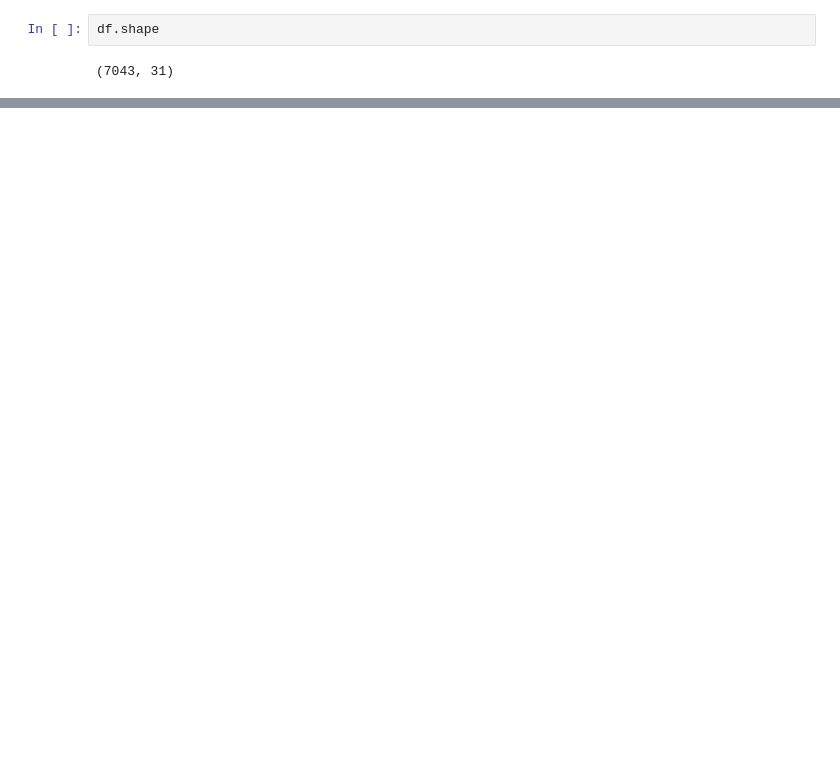
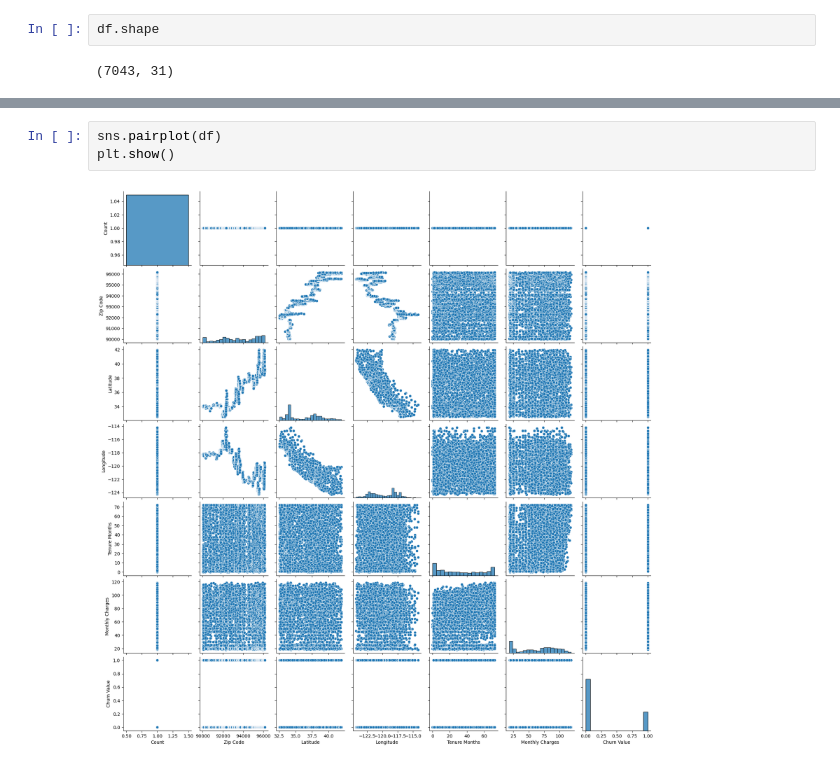
Before and after one commit to th3ssalus/Black-Swan-team-project, a Jupyter notebook: swan_oliver.ipynb, the cells around one changed output, grey strips where cells are left out. Drawn from its saved outputs; the diff is of its cells as text; blank space fills up the shorter version.

```diff
--- a/swan_oliver.ipynb
+++ b/swan_oliver.ipynb
@@ -124,0 +102,5 @@ df.head()
+# %%
+sns.pairplot(df)
+plt.show()
+# %% [output]
+[figure, added]
```
Also changed, not shown: parts of 6 cells of this notebook.
